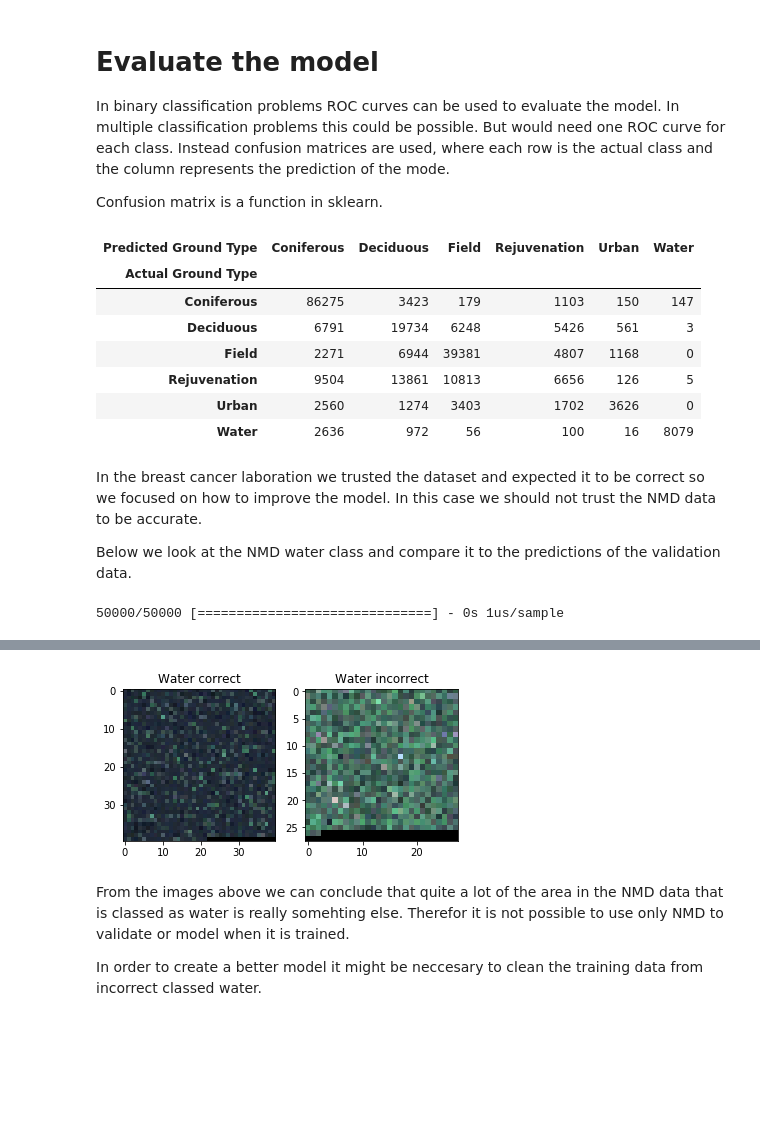
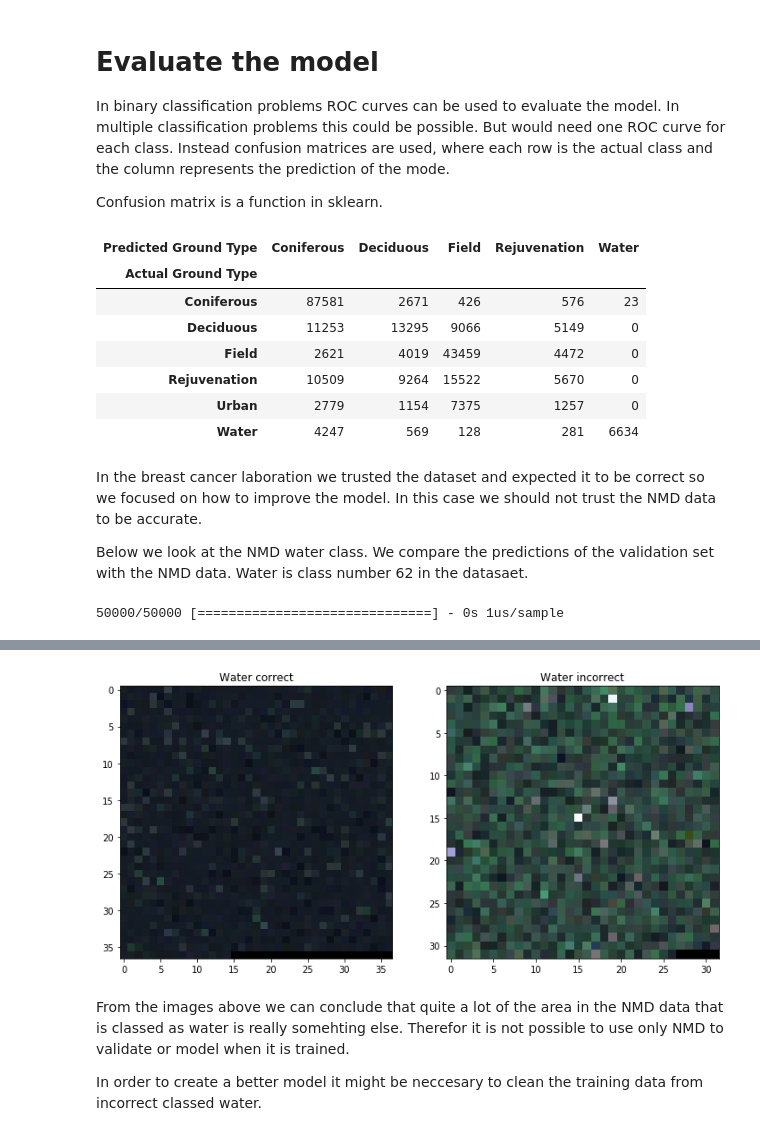
Before and after one commit to simjoh/AI-Lab-Neural-Net-and-Python, a Jupyter notebook: Lab2 - Ground type Classification with ESA and NMD - Solution.ipynb, the cells around one changed output, grey strips where cells are left out. Cells and saved outputs as stored; diff of their text form; code cells hidden in the pictures; blank space fills up the shorter version.

```diff
--- a/Lab2 - Ground type Classification with ESA and NMD - Solution.ipynb
+++ b/Lab2 - Ground type Classification with ESA and NMD - Solution.ipynb
@@ -137,7 +144,7 @@ If you want to read a little more about the sensors [Wikipedia](https://en.wikip
 
 First we look at the data and try to get some idea of the data.
 # %%
-Bands=['Band01','Band02','Band03','Band04','Band05','Band06','Band07','Band08','Band08A','Band9','Band11','Band12']
+Bands=['Band01','Band02','Band03','Band04','Band05','Band06','Band07','Band08','Band8A','Band09','Band11','Band12']
 
 nrows, ncols = 3, 4
 fig = plt.figure(figsize=(12,9))
@@ -166,7 +173,7 @@ In order to put our data into a dataframe data has to be restructured into a 2d
 X = all_bands.reshape((12, np.shape(all_bands)[1]*np.shape(all_bands)[2])).T
 Y = NMD.reshape((np.shape(NMD)[0]*np.shape(NMD)[1],1)).astype(int)
 # %%
-Bands=['Band01','Band02','Band03','Band04','Band05','Band06','Band07','Band08','Band08A','Band09','Band11','Band12','NMD']
+Bands.append('NMD')#=['Band01','Band02','Band03','Band04','Band05','Band06','Band07','Band08','Band08A','Band09','Band11','Band12','NMD']
 
 data1 = np.c_[X,Y]
 df = pd.DataFrame(data1,columns=Bands)
@@ -290,10 +294,8 @@ Name the model into variable `model` and store the fitting into `history`
 # %%
 model=tf.keras.Sequential()
-model.add(tf.keras.layers.Dense(24,input_dim=12,activation='relu'))
+model.add(tf.keras.layers.Dense(10,input_dim=12,activation='relu'))
 model.add(tf.keras.layers.Dropout(0.2))
-model.add(tf.keras.layers.Dense(20,activation='relu'))
-#model.add(tf.keras.layers.Dropout(0.2))
-#model.add(tf.keras.layers.Dense(10,activation='softmax'))
+model.add(tf.keras.layers.Dense(8,activation='relu'))
 model.add(tf.keras.layers.Dense(6,activation='softmax'))
 model.compile(loss='categorical_crossentropy',optimizer='adam',metrics=['acc'])
 history = model.fit(train_x,train_y,validation_data=(validate_x, validate_y),batch_size=512,epochs=50,verbose=1)
@@ -379,39 +381,40 @@ for pair in class_convertion:
 
 pd.crosstab(NMD_df.NMD, out_df.pred, rownames=['Actual Ground Type'], colnames=['Predicted Ground Type'])
 # %% [output]
-| Predicted Ground Type | Coniferous | Deciduous | Field | Rejuvenation | Urban | Water |
-| Actual Ground Type |  |  |  |  |  |  |
-| Coniferous | 86275 | 3423 | 179 | 1103 | 150 | 147 |
-| Deciduous | 6791 | 19734 | 6248 | 5426 | 561 | 3 |
-| Field | 2271 | 6944 | 39381 | 4807 | 1168 | 0 |
-| Rejuvenation | 9504 | 13861 | 10813 | 6656 | 126 | 5 |
-| Urban | 2560 | 1274 | 3403 | 1702 | 3626 | 0 |
-| Water | 2636 | 972 | 56 | 100 | 16 | 8079 |
+| Predicted Ground Type | Coniferous | Deciduous | Field | Rejuvenation | Water |
+| Actual Ground Type |  |  |  |  |  |
+| Coniferous | 87581 | 2671 | 426 | 576 | 23 |
+| Deciduous | 11253 | 13295 | 9066 | 5149 | 0 |
+| Field | 2621 | 4019 | 43459 | 4472 | 0 |
+| Rejuvenation | 10509 | 9264 | 15522 | 5670 | 0 |
+| Urban | 2779 | 1154 | 7375 | 1257 | 0 |
+| Water | 4247 | 569 | 128 | 281 | 6634 |
 # %% [markdown]
 In the breast cancer laboration we trusted the dataset and expected it to be correct so we focused on how to improve the model. In this case we should not trust the NMD data to be accurate.
 
-Below we look at the NMD water class and compare it to the predictions of the validation data.
+Below we look at the NMD water class. We compare the predictions of the validation set with the NMD data. Water is class number 62 in the datasaet.
 # %%
+#Make the prediction
 predict_from_validation = model.predict_classes(validate_x, verbose=1,batch_size=512)
 water_pixels = validate.loc[(df['NMD']==62)]
 temp = to_categorical(predict_from_validation)
 predict_from_validation_class = le.inverse_transform(np.argmax(temp,axis=1))
 
+#
 validate['predicted'] = predict_from_validation_class
-
 water_pixels_NMD = water_pixels.loc[validate['NMD']==62,['Band02','Band03','Band04','predicted']]
 
-w_correct = water_pixels.loc[water_pixels_NMD['predicted']==62]
-
-w_false = water_pixels.loc[water_pixels_NMD['predicted']!=62]
+w_correct = water_pixels.loc[water_pixels_NMD['predicted']==62].copy()
+w_false = water_pixels.loc[water_pixels_NMD['predicted']!=62].copy()
 
 
 filters = [w_correct, w_false]
 titles = ['Water correct', 'Water incorrect']
+
 i = 0
-fig,ax = plt.subplots(1,2,figsize=(6,12))
+fig2,ax2 = plt.subplots(1, 2, figsize=(12, 6))
 for vals in filters:
-    rgb = vals[['Band02','Band03','Band04']].values#*5000
+    rgb = vals[['Band02', 'Band03', 'Band04']].values#*5000
     s = np.shape(rgb)[0]
     rows = np.ceil(np.sqrt(s))
     cols = np.ceil(np.sqrt(s))
@@ -420,10 +423,14 @@ for vals in filters:
     collected_pixels[:s,0] = rgb[:,2]
     collected_pixels[:s,1] = rgb[:,1]
     collected_pixels[:s,2] = rgb[:,0]
-    collected_pixels = (300.*collected_pixels)#.astype(int)
+    # Scale  rgb with 200 to make it reasonable in colormap.
+    # imshow will through some errors since some of tha data is above 1
 
-    ax[i].imshow(collected_pixels.reshape((int(rows),int(rows),3)))
-    ax[i].set_title(titles[i])
+    collected_pixels = (200.*collected_pixels)
+    #print(type(collected_pixels))
+    im=collected_pixels.reshape((int(rows),int(rows),3))
+    ax2[i].imshow(im)
+    ax2[i].set_title(titles[i])
     #ax[i].axis('off')
     i += 1
 plt.show()
@@ -433,4 +440,4 @@ W0529 15:32:59.084503 273152 image.py:648] Clipping input data to the valid rang
-[figure, old version]
+[figure, new version]
 # %% [markdown]
 From the images above we can conclude that quite a lot of the area in the NMD data that is classed as water is really somehting else. Therefor it is not possible to use only NMD to validate or model when it is trained.
 
```
Also changed, not shown: parts of 15 cells of this notebook, 5 other files.
